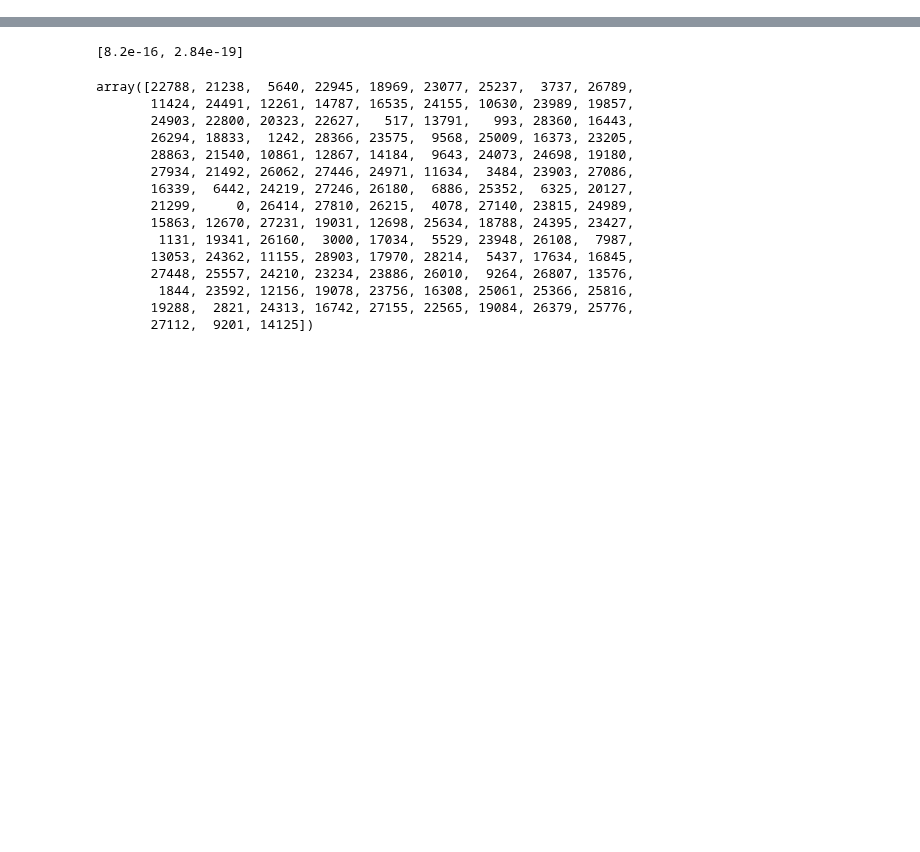
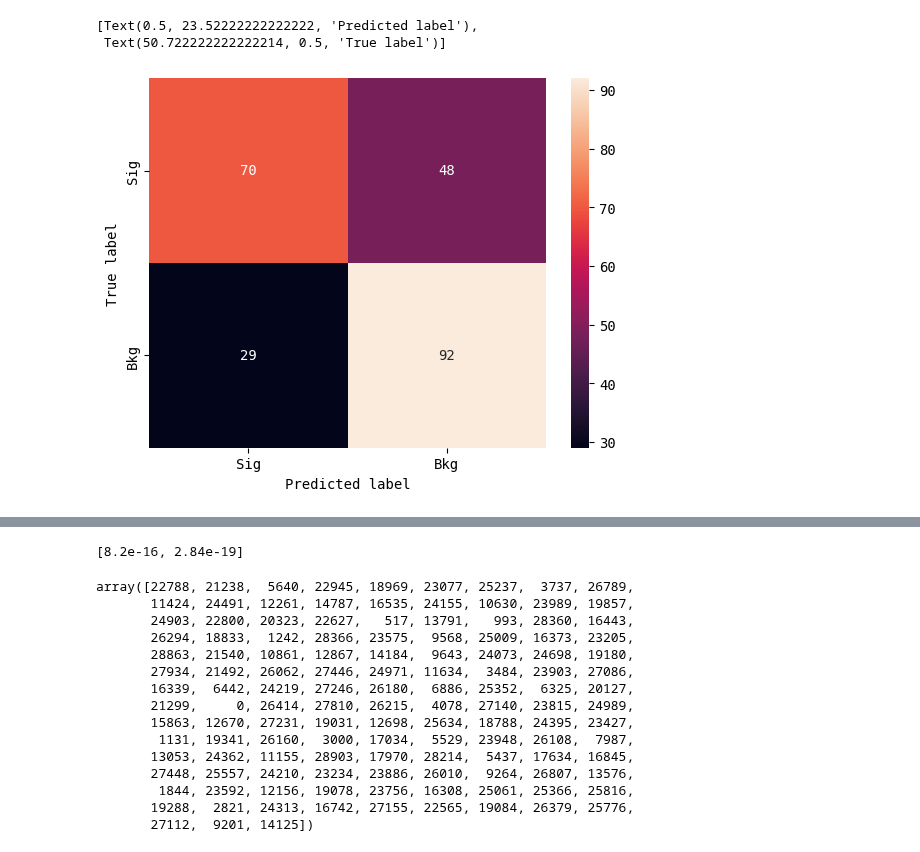
Before and after one commit to nVentis/MEM_HEP, a Jupyter notebook: results/mem_sep.ipynb, the cells around one changed output, grey strips where cells are left out. Saved outputs shown, nothing was run; the diff lists cells and outputs as text; code cells hidden in the pictures; blank space fills up the shorter version.

```diff
--- a/results/mem_sep.ipynb
+++ b/results/mem_sep.ipynb
@@ -94,0 +91,21 @@ plot_r(results, "Reco with full MEM")
+# %%
+TP = np.count_nonzero((results["is_zhh"]) & (results["r"] > 0.5))
+TN = np.count_nonzero((results["is_zzh"]) & (results["r"] < 0.5))
+
+FP = np.count_nonzero((results["is_zhh"]) & (results["r"] < 0.5))
+FN = np.count_nonzero((results["is_zzh"]) & (results["r"] > 0.5))
+
+conf_mat = [
+    [TP, FP],
+    [FN, TN]
+]
+
+conf_mat = pd.DataFrame(conf_mat, index=["Sig", "Bkg"], columns=["Sig", "Bkg"])
+
+
+ax = sns.heatmap(conf_mat, annot=True)
+ax.set(xlabel="Predicted label", ylabel="True label")
+# %% [output]
+[Text(0.5, 23.52222222222222, 'Predicted label'),
+ Text(50.722222222222214, 0.5, 'True label')]
+[figure, added]
```
Also changed, not shown: parts of 12 cells of this notebook, 26 other files.
